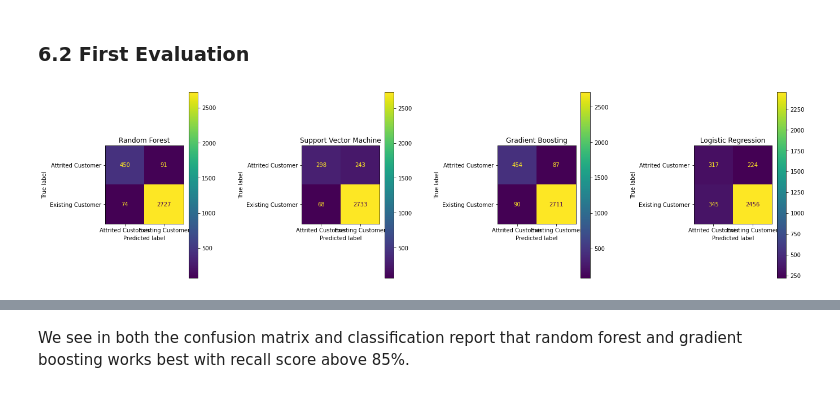
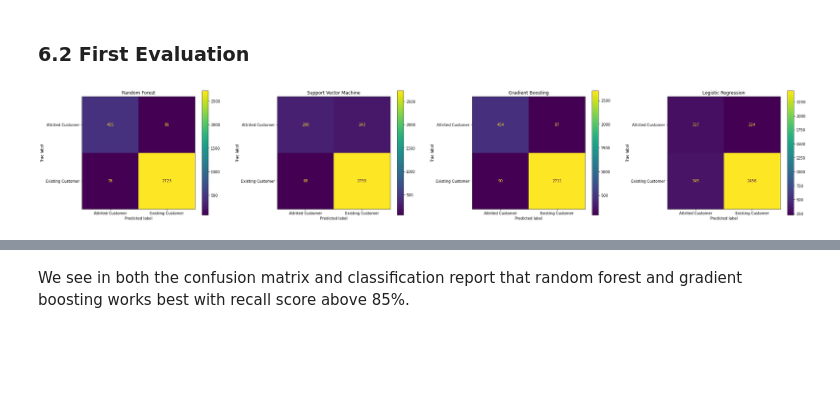
Before and after one commit to calvinnguyen8k/Projects, a Jupyter notebook: Customer Churn/Customer Churn Prediction.ipynb, the cells around one changed output, grey strips where cells are left out. Cells and saved outputs as stored; diff of their text form; code cells hidden in the pictures; blank space fills up the shorter version.

```diff
--- a/Customer Churn/Customer Churn Prediction.ipynb
+++ b/Customer Churn/Customer Churn Prediction.ipynb
@@ -368,18 +384,18 @@ y_lgr = lgr.predict(X_test)
 ### 6.2 First Evaluation
 # %%
 from sklearn.metrics import plot_confusion_matrix
-fig,ax=plt.subplots(ncols=4, figsize=(20,6))
+fig,ax=plt.subplots(ncols=4, figsize=(30,6))
 plot_confusion_matrix(rf_clf, X_test, y_test, ax=ax[0])
 ax[0].title.set_text('Random Forest')
 plot_confusion_matrix(svm_clf, X_test, y_test, ax=ax[1])
 ax[1].title.set_text('Support Vector Machine')
 plot_confusion_matrix(gb_clf, X_test, y_test, ax=ax[2])
 ax[2].title.set_text('Gradient Boosting')
 plot_confusion_matrix(lgr, X_test, y_test, ax=ax[3])
 ax[3].title.set_text('Logistic Regression')
-fig.tight_layout(pad=5)
+fig.tight_layout(pad=4)
 # %% [output]
-[figure, old version]
+[figure, new version]
 # %%
 from sklearn.metrics import classification_report, recall_score, precision_score, f1_score
 print('Random Forest Classifier')
```
Also changed, not shown: parts of 5 cells of this notebook, 2 other files.
